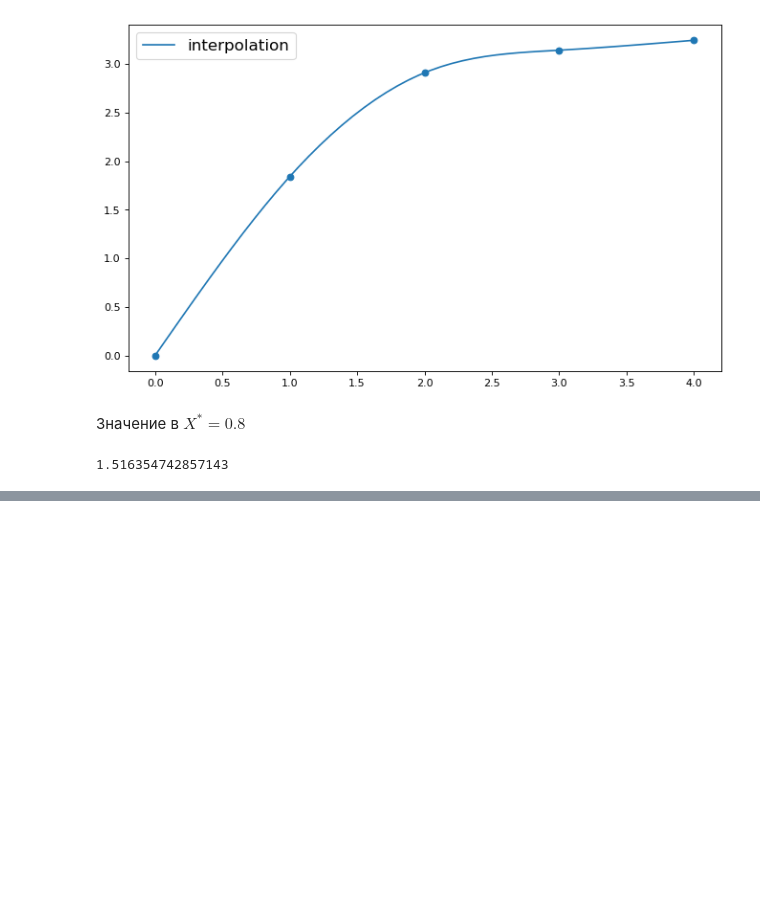
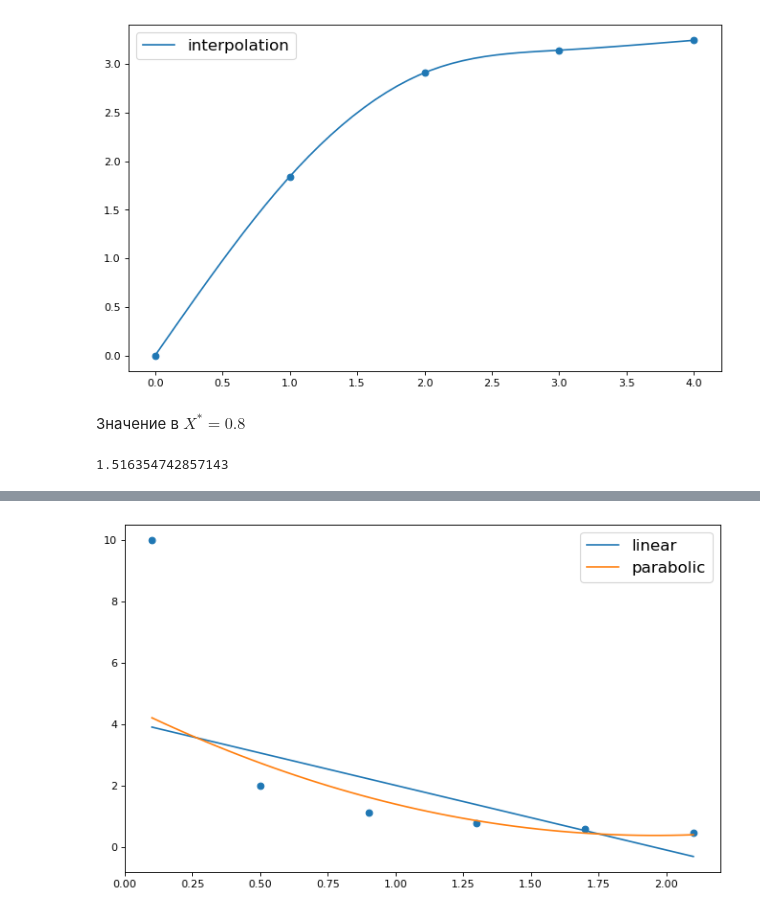
Before and after one commit to protaxY/Numeric-methods_labs, a Jupyter notebook: lab3.ipynb, the cells around one changed output, grey strips where cells are left out. Saved outputs shown, nothing was run; the diff lists cells and outputs as text; code cells hidden in the pictures; blank space fills up the shorter version.

```diff
--- a/lab3.ipynb
+++ b/lab3.ipynb
@@ -184,0 +188,38 @@ interpolator.interpolate(0.8)
+# %%
+class Linear_least_squares:
+    def __init__(self, x, y):
+        n = len(x)
+        A = np.array([[n+1, sum(x)],
+                      [sum(x), sum(x**2)]])
+        b = np.array([sum(y), sum(y*x)])
+        self.a = np.linalg.solve(A, b)
+    def approximate(self, x):
+        return self.a[0]+self.a[1]*x
+
+class Parabolic_least_squares:
+    def __init__(self, x, y):
+        n = len(x)
+        A = np.array([[n+1, sum(x), sum(x**2)],
+                      [sum(x), sum(x**2), sum(x**3)],
+                      [sum(x**2), sum(x**3), sum(x**4)]])
+        b = np.array([sum(y), sum(y*x), sum(y*x**2)])
+        self.a = np.linalg.solve(A, b)
+    def approximate(self, x):
+        return self.a[0]+self.a[1]*x+self.a[2]*x**2
+# %%
+x = np.array([0.1, 0.5, 0.9, 1.3, 1.7, 2.1])
+y = np.array([10, 2.0, 1.1111, 0.76923, 0.58824, 0.47619])
+
+linear = Linear_least_squares(x, y)
+parabolic = Parabolic_least_squares(x, y)
+
+
+plt.figure(figsize=(10, 6), dpi=80)
+plt.scatter(x, y)
+plot_x = np.linspace(x[0], x[-1], 50)
+plt.plot(plot_x, linear.approximate(plot_x), label = 'linear')
+plt.plot(plot_x, parabolic.approximate(plot_x), label = 'parabolic')
+plt.legend(loc=0, prop={'size': 15})
+plt.show()
+# %% [output]
+[figure, added]
```
Also changed, not shown: parts of 7 cells of this notebook.
